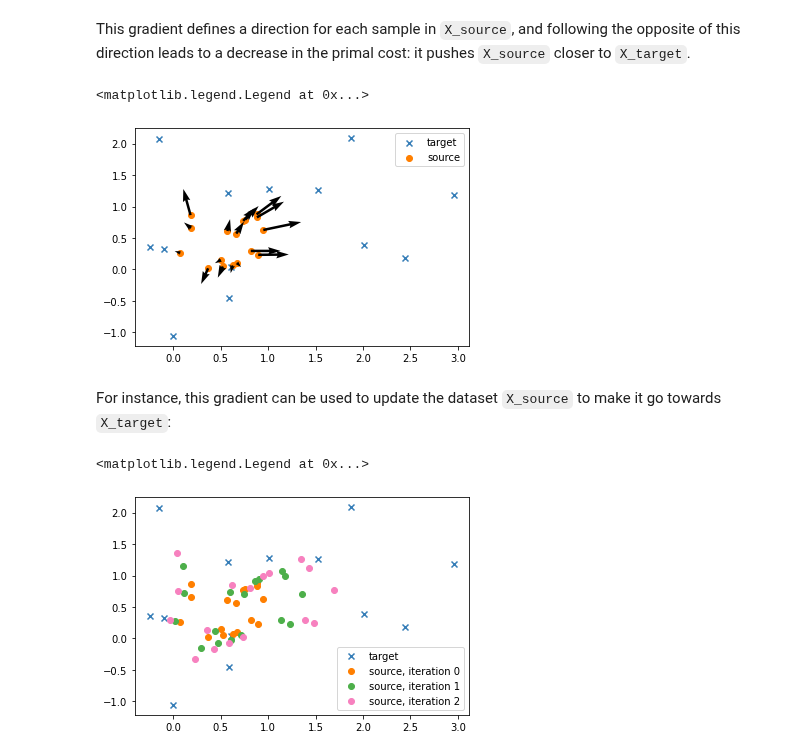
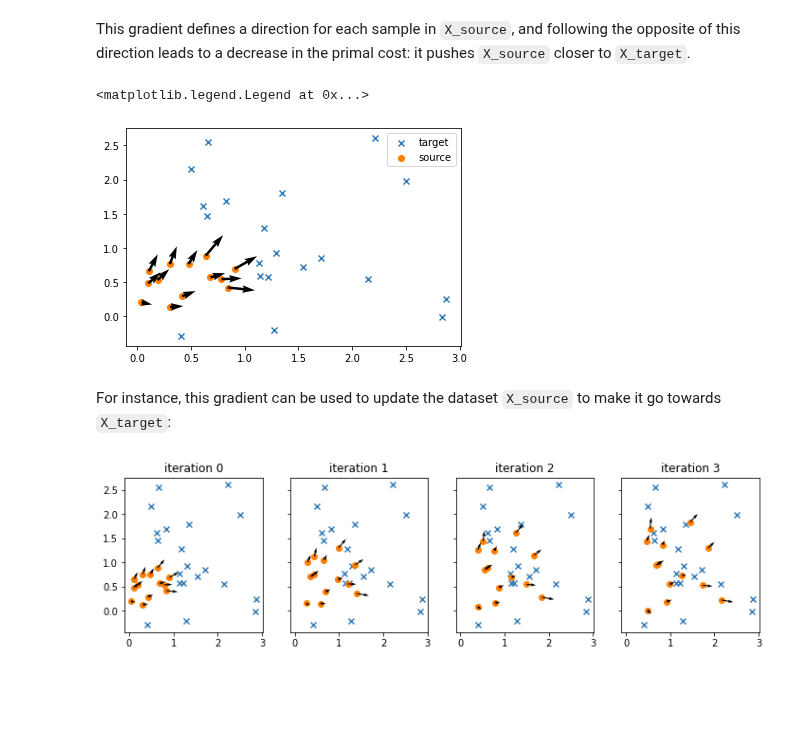
Before and after one commit to ott-jax/ott, a Jupyter notebook: docs/tutorials/notebooks/basic_ot_between_datasets.ipynb, the cells around one changed output. Saved outputs shown, nothing was run; the diff lists cells and outputs as text; code cells hidden in the pictures; blank space fills up the shorter version.

```diff
--- a/docs/tutorials/notebooks/basic_ot_between_datasets.ipynb
+++ b/docs/tutorials/notebooks/basic_ot_between_datasets.ipynb
@@ -36,20 +36,20 @@ mpl.rcParams["axes.prop_cycle"] = cycler(
 We define a toy function and use it to generate two datasets of points, `X_target` and `X_source`:
 # %%
 def create_points(rng, n_samples_source, n_samples_target, n_features):
-    rngs = jax.random.split(rng, 3)
-    X_target = jax.random.normal(rngs[0], (n_samples_source, n_features)) + 1
-    X_source = jax.random.uniform(rngs[1], (n_samples_target, n_features))
+    rngs = jax.random.split(rng, 2)
+    X_target = jax.random.normal(rngs[0], (n_samples_target, n_features)) + 1.0
+    X_source = jax.random.uniform(rngs[1], (n_samples_source, n_features))
     return X_target, X_source
 
 
 rng = jax.random.PRNGKey(0)
-n_samples_source, n_samples_target, n_features = 13, 17, 2
+n_samples_source, n_samples_target, n_features = 13, 20, 2
 X_target, X_source = create_points(
     rng, n_samples_source, n_samples_target, n_features
 )
 
-plt.scatter(X_target[:, 0], X_target[:, 1], label="source", marker="x")
-plt.scatter(X_source[:, 0], X_source[:, 1], label="target")
+plt.scatter(X_target[:, 0], X_target[:, 1], label="target", marker="x")
+plt.scatter(X_source[:, 0], X_source[:, 1], label="source")
 plt.legend()
 # %% [output]
 <matplotlib.legend.Legend at 0x...>
@@ -91,11 +91,11 @@ We demonstrate this by differentiating the loss of optimal transport with respec
 
 To do so, we simply define a function that takes `X_source` as input and outputs the loss:
 # %%
-def primal_cost_from_source(X_source):
+def cost_from_source(X_source):
     geometry = pointcloud.PointCloud(X_target, X_source)
     ot = sinkhorn.solve(geometry)
     return ot.reg_ot_cost
 
 
-primal_cost_from_source(X_source)
+cost_from_source(X_source)
 # %% [output]
@@ -103,7 +103,7 @@ DeviceArray(1.4432424, dtype=float32)
 # %% [markdown]
 The gradient of this function is obtained as usual with `jax`:
 # %%
-gradient_function = jax.grad(primal_cost_from_source)
+gradient_function = jax.grad(cost_from_source)
 gradient = gradient_function(X_source)
 # %% [markdown]
 This gradient defines a direction for each sample in `X_source`, and following the opposite of this direction leads to a decrease in the primal cost: it pushes `X_source` closer to `X_target`.
@@ -114,17 +114,19 @@ plt.quiver(X_source[:, 0], X_source[:, 1], -gradient[:, 0], -gradient[:, 1])
 plt.legend()
 # %% [output]
 <matplotlib.legend.Legend at 0x...>
-[figure, old version]
+[figure, new version]
 # %% [markdown]
 For instance, this gradient can be used to update the dataset `X_source` to make it go towards `X_target`:
 # %%
 step_size = 2.0
 
-plt.scatter(X_target[:, 0], X_target[:, 1], label="target", marker="x")
-for i in range(3):
-    plt.scatter(X_source[:, 0], X_source[:, 1], label=f"source, iteration {i}")
-    X_source -= step_size * gradient_function(X_source)
-plt.legend()
+f, axes = plt.subplots(1, 4, sharey=True, sharex=True, figsize=(12, 3))
+for iteration, axe in enumerate(axes):
+    gradient = gradient_function(X_source)
+    axe.scatter(X_target[:, 0], X_target[:, 1], label="target", marker="x")
+    axe.scatter(X_source[:, 0], X_source[:, 1], label=f"source")
+    axe.quiver(X_source[:, 0], X_source[:, 1], -gradient[:, 0], -gradient[:, 1])
+    axe.set_title(f"iteration {iteration}")
+    X_source -= step_size * gradient
 # %% [output]
-<matplotlib.legend.Legend at 0x...>
-[figure, old version]
+[figure, new version]
```
Also changed, not shown: parts of 3 cells of this notebook.
